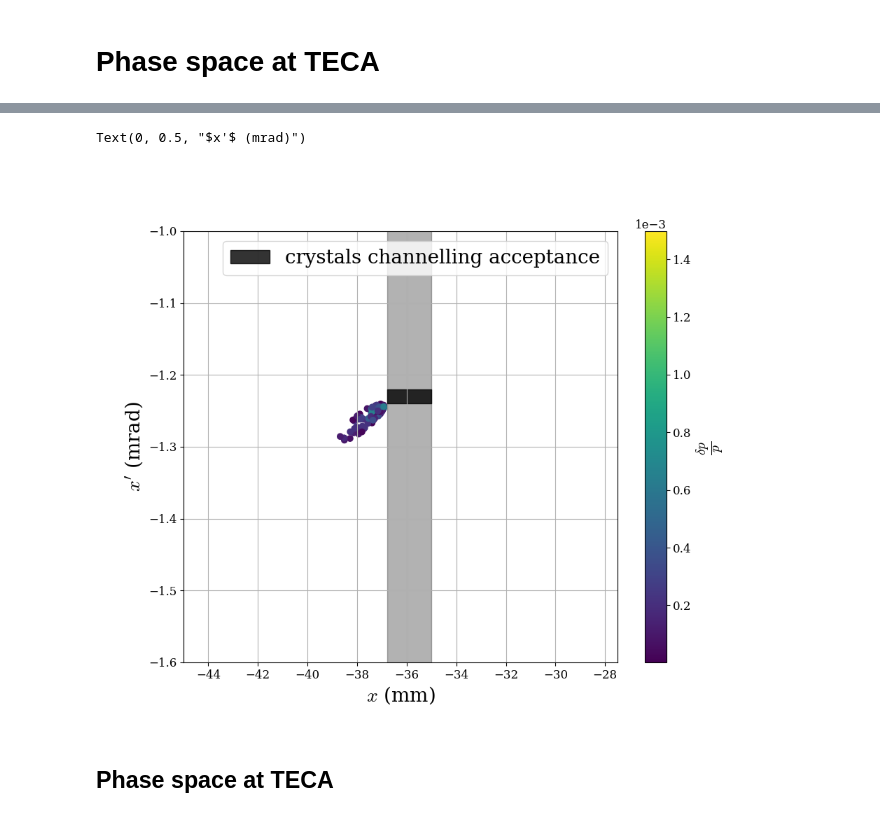
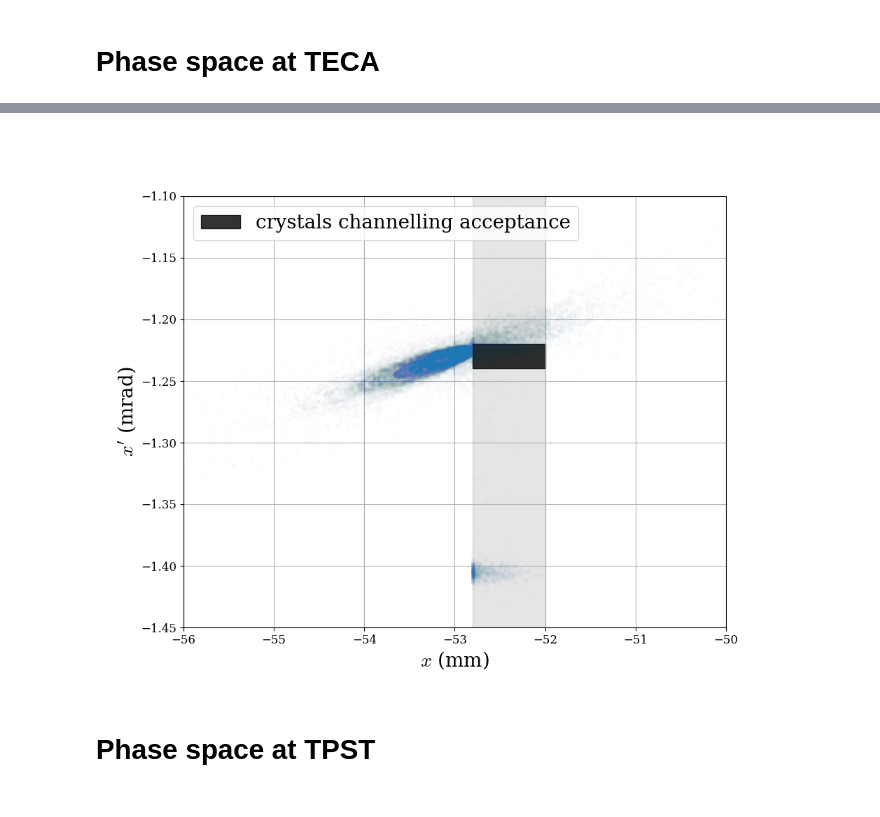
Before and after one commit to giacomells/Technical-Student-2024-2025, a Jupyter notebook: Non-Resonant Extraction/NRSXQ22.ipynb, the cells around one changed output, grey strips where cells are left out. Drawn from its saved outputs; the diff is of its cells as text; code cells hidden in the pictures.

```diff
--- a/Non-Resonant Extraction/NRSXQ22.ipynb
+++ b/Non-Resonant Extraction/NRSXQ22.ipynb
@@ -229,8 +172,7 @@ kmpsh42198 0.97 at 400A
 # %%
-# KNOBS FOT LSS2 AND LSS4, # CHANGE THESE VALUES TO CHANGE THE BUMP
 
-line.env["extr_bump_knob"] = 1.56 # OPTIMAL VALUE FOR LSS2
-line.env["x_teca_knob"] = 1.03
+line.env["extr_bump_knob"] = 0.76 ## OPTIMAL FOR EXTRACTION
+line.env["x_teca_knob"] = 1.02 ## OPRIMAL FOR EXTRACTION
 # %%
 for bumper in bumpersLSS2:
     line.vv[bumper] = bumper + "_init" + "*  extr_bump_knob"
@@ -274,6 +212,8 @@ zeta = 0.0
 dpp = np.random.rand(n_part) * deltaP_P
 
 line.build_tracker()
+
+N_EX = 10e-7 # REDUCED NORMALISED EMITTANCE BY A FACTOR 10 AS MASSIMO GIOVANNOZZI SUGGESTED
 
 particles = line.build_particles(
     method="4d",
@@ -545,14 +447,11 @@ plt.rcParams.update({
 row_TECA_entry = tw_lss2_df.loc['TECA.entry']
 row_TECA_exit = tw_lss2_df.loc['TECA.exit']
 
-
 fig, ax = plt.subplots(1, 1, figsize=(10, 8))
 ax.yaxis.label.set_size(20)
 ax.xaxis.label.set_size(20)
 
-
-
-for turn in range(1000):
+for turn in range(monitor_tun_number):
     sc = ax.scatter(
         row_TECA_exit['monitors'].x[:, turn] * 1e3,  # Use data for x at the current turn
         row_TECA_exit['monitors'].px[:, turn] * 1e3,  # Use data for px at the current turn
@@ -562,7 +461,6 @@ for turn in range(1000):
 cbar = plt.colorbar(sc, label=r"$\frac{\delta p}{p}$ ")
 cbar.ax.yaxis.label.set_size(20)
 
-
 #ax.fill_between([TECA.jaw*1e3, TECA.jaw*1e3 + TECA.width*1e3], [TECA.tilt*1e3 - 10e-3]*2, [TECA.tilt*1e3 + 10e-3]*2, color='k', alpha=0.3, label='crystals channelling acceptance')
 
 ax.fill_between([TECA.jaw*1e3, TECA.jaw*1e3 - TECA.width*1e3], [TECA.tilt*1e3 - 10e-3]*2, [TECA.tilt*1e3 + 10e-3]*2, color='k', alpha=0.8, label='crystals channelling acceptance')
@@ -571,10 +469,10 @@ ax.fill_between([TECA.jaw*1e3, TECA.jaw*1e3 - TECA.width*1e3], -100, +100, color
 #ax.plot([], [], 'k.', label='Particles at TECA entry')
 #ax.plot([], [], 'b.', label='Particles after TECA')
 #ax.set_title("Phase space at TECA over the last 100 turns", fontsize=20)
-ax.legend(fontsize=20)
+ax.legend(fontsize=20, loc = 'upper left')
 ax.grid(True)
 
-ax.set_xlim(-45, -30)
+ax.set_xlim(-60, -45)
 ax.set_ylim(-1.5, -1)
 
 ax.set_xlabel(r"$x$ (mm)")
@@ -596,51 +494,48 @@ plt.rcParams.update({
     'axes.titlesize': 12,      # Title size
     'legend.fontsize': 12,     # Legend font size
     'xtick.labelsize': 12,     # X-axis tick labels
     'ytick.labelsize': 12,     # Y-axis tick labels
 })
 
 row_TECA_entry = tw_lss2_df.loc['TECA.entry']
 row_TECA_exit = tw_lss2_df.loc['TECA.exit']
 
-
 fig, ax = plt.subplots(1, 1, figsize=(10, 8))
 ax.yaxis.label.set_size(20)
 ax.xaxis.label.set_size(20)
 
-
-sc = ax.scatter(
-        row_TECA_exit['monitors'].x[:, 99] * 1e3,  # Use data for x at the current turn
-        row_TECA_exit['monitors'].px[:, 99] * 1e3,  # Use data for px at the current turn
-        c=particles_init._delta,  # Use dpp values from particles_init._delta
-        cmap='viridis'
+for turn in range(monitor_tun_number):
+    alpha_val = (turn + 1) / num_turns  # alpha increases from 0 to 1
+    ax.plot(
+        row_TECA_exit['monitors'].x[:, turn] * 1e3,
+        row_TECA_exit['monitors'].px[:, turn] * 1e3,
+        '.',
+        color='C0',
+        alpha=alpha_val
     )
-cbar = plt.colorbar(sc, label=r"$\frac{\delta p}{p}$ ")
-cbar.ax.yaxis.label.set_size(20)
-
 
 #ax.fill_between([TECA.jaw*1e3, TECA.jaw*1e3 + TECA.width*1e3], [TECA.tilt*1e3 - 10e-3]*2, [TECA.tilt*1e3 + 10e-3]*2, color='k', alpha=0.3, label='crystals channelling acceptance')
 
 ax.fill_between([TECA.jaw*1e3, TECA.jaw*1e3 - TECA.width*1e3], [TECA.tilt*1e3 - 10e-3]*2, [TECA.tilt*1e3 + 10e-3]*2, color='k', alpha=0.8, label='crystals channelling acceptance')
-ax.fill_between([TECA.jaw*1e3, TECA.jaw*1e3 - TECA.width*1e3], -100, +100, color='k', alpha=0.3)
+ax.fill_between([TECA.jaw*1e3, TECA.jaw*1e3 - TECA.width*1e3], -100, +100, color='k', alpha=0.1)
 
 #ax.plot([], [], 'k.', label='Particles at TECA entry')
 #ax.plot([], [], 'b.', label='Particles after TECA')
 #ax.set_title("Phase space at TECA over the last 100 turns", fontsize=20)
 ax.legend(fontsize=20)
 ax.grid(True)
 
-ax.set_xlim(-45, -27.5)
-ax.set_ylim(-1.6, -1)
+ax.set_xlim(-55, -51)
+ax.set_ylim(-1.45, -1.1)
 
 ax.set_xlabel(r"$x$ (mm)")
 ax.set_ylabel(r"$x'$ (mrad)")
 
-#plt.savefig('teca_phase_space.png', bbox_inches='tight')
+plt.savefig('teca_phase_space.png', bbox_inches='tight')
 # %% [output]
-Text(0, 0.5, "$x'$ (mrad)")
-[figure, old version]
+[figure, new version]
 # %% [markdown]
-## Phase space at TECA
+# Phase space at TPST
 # %%
 import matplotlib.pyplot as plt
 
```
Also changed, not shown: parts of 51 cells of this notebook.
